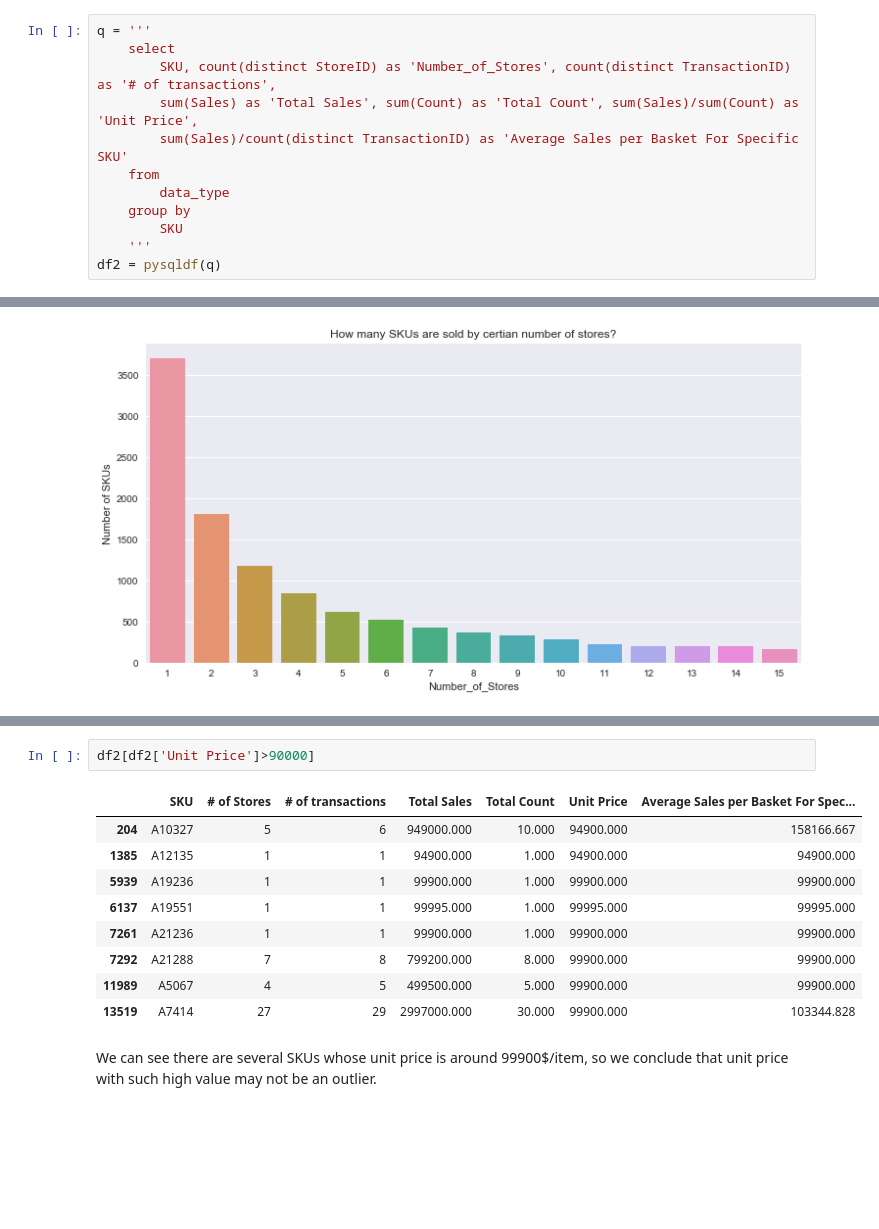
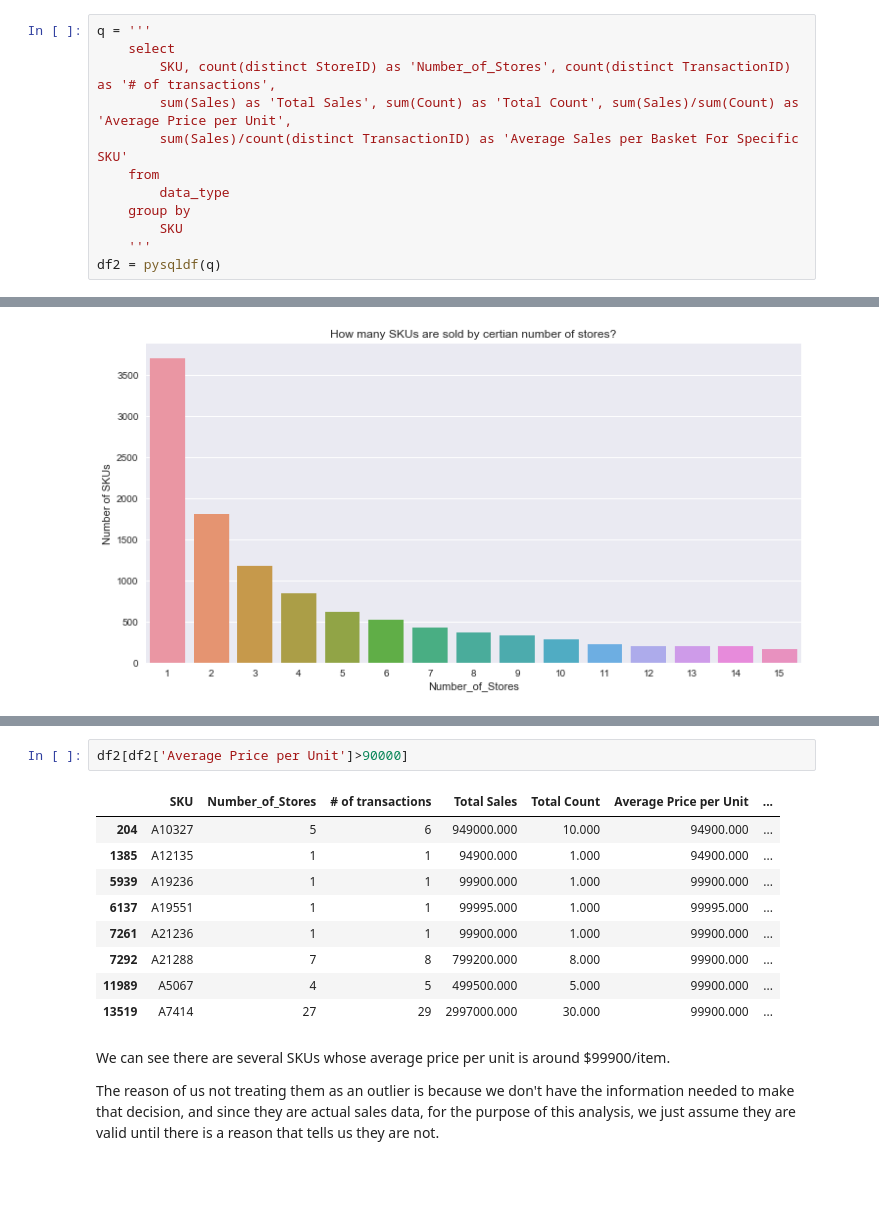
Before and after one commit to WorgenZhang/Retail-Project, a Jupyter notebook: EDA.ipynb, the cells around one changed output, grey strips where cells are left out. Cells and saved outputs as stored; diff of their text form; blank space fills up the shorter version.

```diff
--- a/EDA.ipynb
+++ b/EDA.ipynb
@@ -140,7 +169,7 @@ df1[df1['# of SKUs']<1000]
 q = '''
     select
         SKU, count(distinct StoreID) as 'Number_of_Stores', count(distinct TransactionID) as '# of transactions',
-        sum(Sales) as 'Total Sales', sum(Count) as 'Total Count', sum(Sales)/sum(Count) as 'Unit Price',
+        sum(Sales) as 'Total Sales', sum(Count) as 'Total Count', sum(Sales)/sum(Count) as 'Average Price per Unit',
         sum(Sales)/count(distinct TransactionID) as 'Average Sales per Basket For Specific SKU'
     from
         data_type
@@ -264,17 +315,19 @@ On average, there are 12 stores with discounted items for specific SKU.
 # %%
-df2[df2['Unit Price']>90000]
+df2[df2['Average Price per Unit']>90000]
 # %% [output]
-|  | SKU | # of Stores | # of transactions | Total Sales | Total Count | Unit Price | Average Sales per Basket For Spec... |
-| 204 | A10327 | 5 | 6 | 949000.000 | 10.000 | 94900.000 | 158166.667 |
-| 1385 | A12135 | 1 | 1 | 94900.000 | 1.000 | 94900.000 | 94900.000 |
-| 5939 | A19236 | 1 | 1 | 99900.000 | 1.000 | 99900.000 | 99900.000 |
-| 6137 | A19551 | 1 | 1 | 99995.000 | 1.000 | 99995.000 | 99995.000 |
-| 7261 | A21236 | 1 | 1 | 99900.000 | 1.000 | 99900.000 | 99900.000 |
-| 7292 | A21288 | 7 | 8 | 799200.000 | 8.000 | 99900.000 | 99900.000 |
-| 11989 | A5067 | 4 | 5 | 499500.000 | 5.000 | 99900.000 | 99900.000 |
-| 13519 | A7414 | 27 | 29 | 2997000.000 | 30.000 | 99900.000 | 103344.828 |
+|  | SKU | Number_of_Stores | # of transactions | Total Sales | Total Count | Average Price per Unit | ... |
+| 204 | A10327 | 5 | 6 | 949000.000 | 10.000 | 94900.000 | ... |
+| 1385 | A12135 | 1 | 1 | 94900.000 | 1.000 | 94900.000 | ... |
+| 5939 | A19236 | 1 | 1 | 99900.000 | 1.000 | 99900.000 | ... |
+| 6137 | A19551 | 1 | 1 | 99995.000 | 1.000 | 99995.000 | ... |
+| 7261 | A21236 | 1 | 1 | 99900.000 | 1.000 | 99900.000 | ... |
+| 7292 | A21288 | 7 | 8 | 799200.000 | 8.000 | 99900.000 | ... |
+| 11989 | A5067 | 4 | 5 | 499500.000 | 5.000 | 99900.000 | ... |
+| 13519 | A7414 | 27 | 29 | 2997000.000 | 30.000 | 99900.000 | ... |
-# %% [markdown]
-We can see there are several SKUs whose unit price is around 99900$/item, so we conclude that unit price with such high value may not be an outlier.
+# %% [markdown]
+We can see there are several SKUs whose average price per unit is around $99900/item.
+
+The reason of us not treating them as an outlier is because we don't have the information needed to make that decision, and since they are actual sales data, for the purpose of this analysis, we just assume they are valid until there is a reason that tells us they are not.
 # %% [markdown]
 <br><br>
 # %% [markdown]
```
Also changed, not shown: parts of 35 cells of this notebook.
